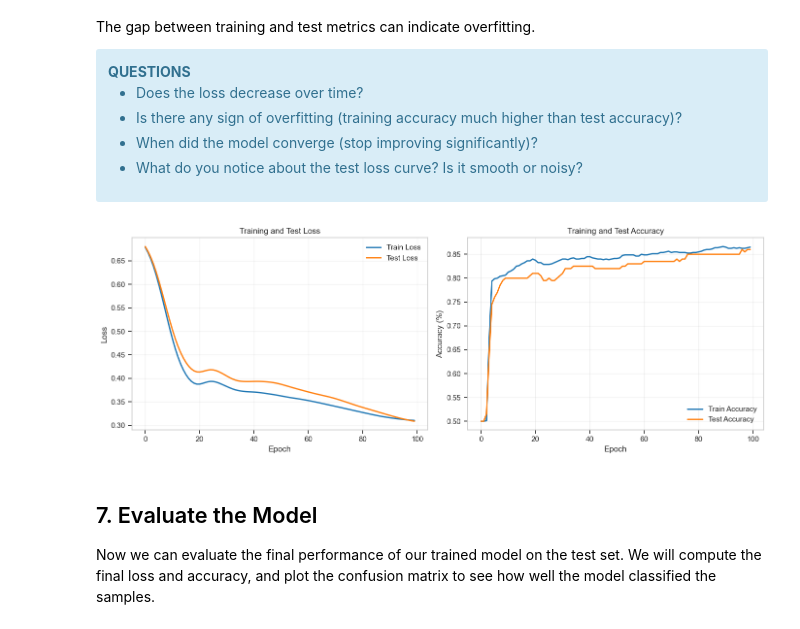
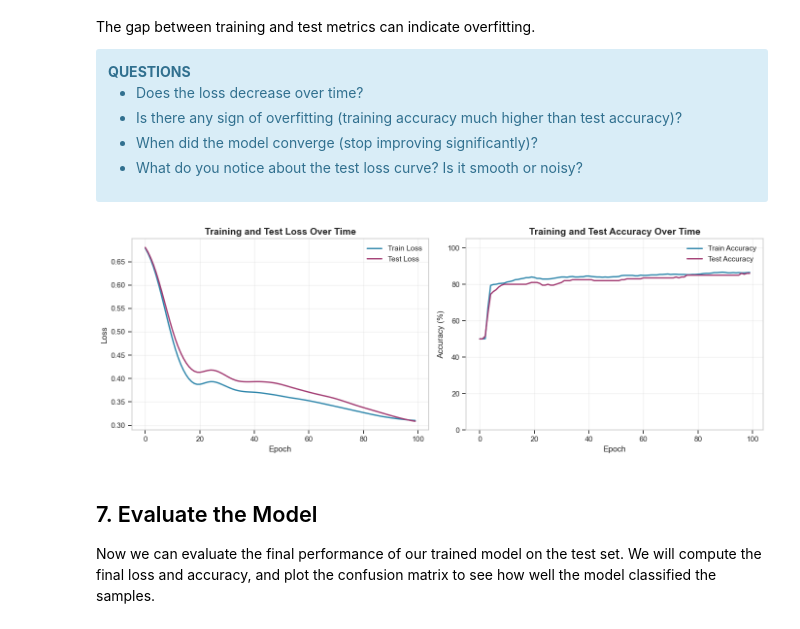
Before and after one commit to vib-training-conferences/machine-learning-and-deep-learning-fundamentals, a Jupyter notebook: exercises/simple_neural_network.ipynb, the cells around one changed output. Drawn from its saved outputs; the diff is of its cells as text; code cells hidden in the pictures.

Commit message:
polishing of the markdown and print statements

```diff
--- a/exercises/simple_neural_network.ipynb
+++ b/exercises/simple_neural_network.ipynb
@@ -312,37 +331,29 @@ Watch how the loss decreases and accuracy increases as the network learns the pa
 # %%
 fig, (ax1, ax2) = plt.subplots(1, 2, figsize=(14, 5))
 
 # Plot loss
 ax1.plot(training_loss, label='Train Loss', linewidth=2, color='#2E86AB')
 ax1.plot(test_loss, label='Test Loss', linewidth=2, color='#A23B72')
 ax1.set_xlabel('Epoch', fontsize=12)
 ax1.set_ylabel('Loss', fontsize=12)
 ax1.set_title('Training and Test Loss Over Time', fontsize=14, fontweight='bold')
 ax1.legend(fontsize=11)
 ax1.grid(True, alpha=0.3)
 
 # Plot accuracy
 ax2.plot([acc*100 for acc in training_accuracy], label='Train Accuracy', linewidth=2, color='#2E86AB')
 ax2.plot([acc*100 for acc in test_accuracy], label='Test Accuracy', linewidth=2, color='#A23B72')
 ax2.set_xlabel('Epoch', fontsize=12)
 ax2.set_ylabel('Accuracy (%)', fontsize=12)
 ax2.set_title('Training and Test Accuracy Over Time', fontsize=14, fontweight='bold')
 ax2.legend(fontsize=11)
 ax2.grid(True, alpha=0.3)
 ax2.set_ylim([0, 105])
 
 plt.tight_layout()
 plt.show()
-
-print("📈 Analysis:")
-print(f"  • Loss decreased from {training_loss[0]:.4f} to {training_loss[-1]:.4f}")
-print(f"  • Accuracy improved from {training_accuracy[0]*100:.2f}% to {training_accuracy[-1]*100:.2f}%")
-if abs(training_accuracy[-1] - test_accuracy[-1]) < 0.05:
-    print(f"  • ✅ Good generalization: train and test accuracy are similar")
-else:
-    print(f"  • ⚠️ Possible overfitting: gap between train ({training_accuracy[-1]*100:.1f}%) and test ({test_accuracy[-1]*100:.1f}%) accuracy")
 # %% [output]
-[figure, old version]
+[figure, new version]
 # %% [markdown]
 ## 7. Evaluate the Model
 
```
Also changed, not shown: parts of 6 cells of this notebook.
